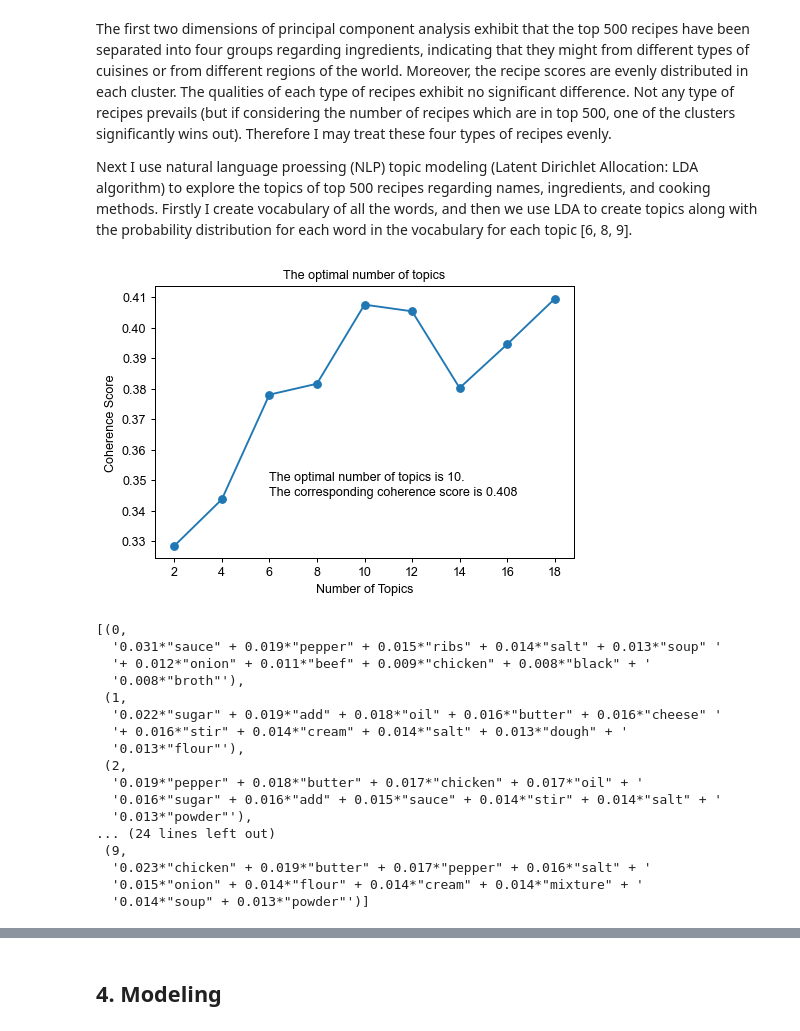
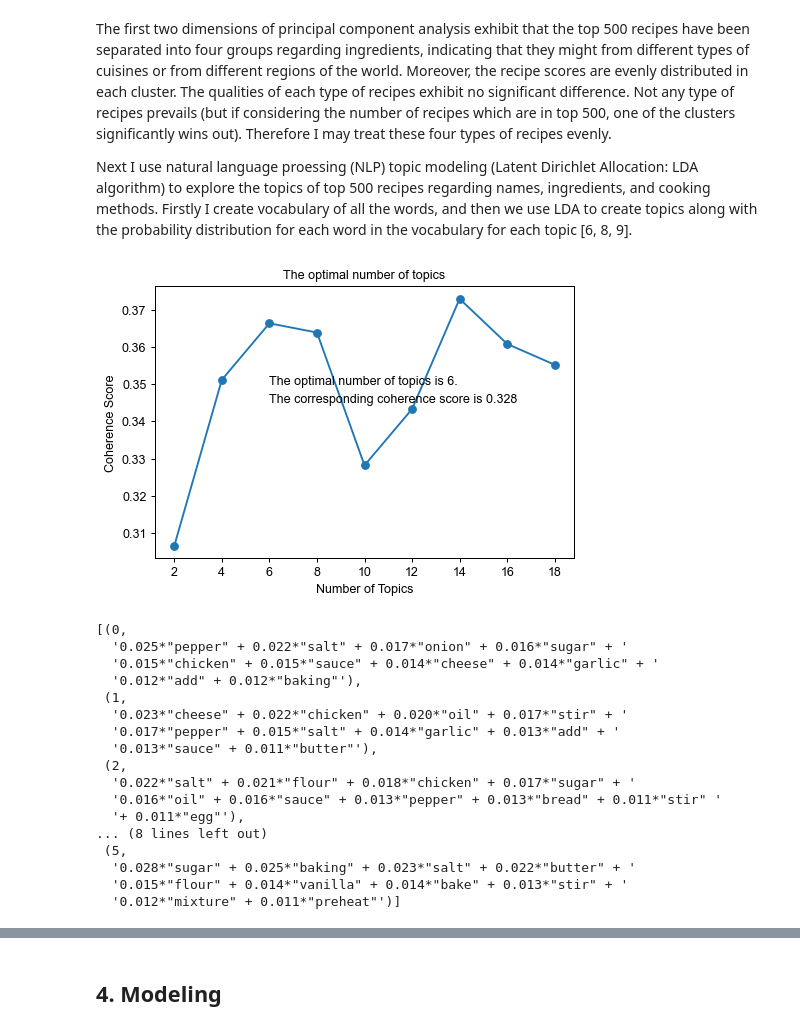
Before and after one commit to corrimare/recipe, a Jupyter notebook: notebooks/recipe.ipynb, the cells around one changed output, grey strips where cells are left out. Cells and saved outputs as stored; diff of their text form; code cells hidden in the pictures.

```diff
--- a/notebooks/recipe.ipynb
+++ b/notebooks/recipe.ipynb
@@ -125,7 +119,7 @@ dtype: object
 # Reading all the lines in
 ########################################
 lines=[] # A list of lists
-with open('../data/raw/recipes.csv', 'r') as file:
+with open('../data/raw/recipes.csv', 'r', errors='ignore') as file:
     content=file.readlines()
     for line in content:
         lines.append([item.strip() for item in line.split(';')])
@@ -277,7 +271,7 @@ dtype: object
 # Reading all the lines in
 ########################################
 lines_review=[] # A list of lists
-with open('../data/raw/reviews.csv', 'r') as file:
+with open('../data/raw/reviews.csv', 'r', errors='ignore') as file:
     content=file.readlines()
     for line in tqdm.tqdm(content):
         lines_review.append([item.strip() for item in line.split(';')])
@@ -1143,44 +1137,44 @@ model_list, coherence_values=compute_coherence_values(dictionary=id2word,
 # %%
 x=range(2, 20, 2)
 fig, ax1=plt.subplots(1, 1, figsize=(6, 4))
 ######################################################################
 ax1.plot(x, coherence_values, '-o')
 ax1.set_xlabel('Number of Topics')
 ax1.set_ylabel('Coherence Score')
 ax1.set_title('The optimal number of topics', fontsize=10)
 ax1.set_xticks(x)
-ax1.text(6, 0.35, 'The optimal number of topics is 10.')
+ax1.text(6, 0.35, 'The optimal number of topics is 6.')
 ax1.text(6, 0.345, 'The corresponding coherence score is {:.3f}'.format(coherence_values[4]))
 ######################################################################
 plt.show()
 # %% [output]
-[figure, old version]
+[figure, new version]
 # %%
 ######################################################
 # Build the LDA model
 ######################################################
 lda_model=gensim.models.LdaMulticore(corpus=corpus,
                                     id2word=id2word,
-                                    num_topics=10)
+                                    num_topics=6)
 pprint(lda_model.print_topics())
 # %% [output]
 [(0,
-  '0.031*"sauce" + 0.019*"pepper" + 0.015*"ribs" + 0.014*"salt" + 0.013*"soup" '
-  '+ 0.012*"onion" + 0.011*"beef" + 0.009*"chicken" + 0.008*"black" + '
-  '0.008*"broth"'),
+  '0.025*"pepper" + 0.022*"salt" + 0.017*"onion" + 0.016*"sugar" + '
+  '0.015*"chicken" + 0.015*"sauce" + 0.014*"cheese" + 0.014*"garlic" + '
+  '0.012*"add" + 0.012*"baking"'),
  (1,
-  '0.022*"sugar" + 0.019*"add" + 0.018*"oil" + 0.016*"butter" + 0.016*"cheese" '
-  '+ 0.016*"stir" + 0.014*"cream" + 0.014*"salt" + 0.013*"dough" + '
-  '0.013*"flour"'),
+  '0.023*"cheese" + 0.022*"chicken" + 0.020*"oil" + 0.017*"stir" + '
+  '0.017*"pepper" + 0.015*"salt" + 0.014*"garlic" + 0.013*"add" + '
+  '0.013*"sauce" + 0.011*"butter"'),
  (2,
-  '0.019*"pepper" + 0.018*"butter" + 0.017*"chicken" + 0.017*"oil" + '
-  '0.016*"sugar" + 0.016*"add" + 0.015*"sauce" + 0.014*"stir" + 0.014*"salt" + '
-  '0.013*"powder"'),
-... (24 lines left out)
- (9,
-  '0.023*"chicken" + 0.019*"butter" + 0.017*"pepper" + 0.016*"salt" + '
-  '0.015*"onion" + 0.014*"flour" + 0.014*"cream" + 0.014*"mixture" + '
-  '0.014*"soup" + 0.013*"powder"')]
+  '0.022*"salt" + 0.021*"flour" + 0.018*"chicken" + 0.017*"sugar" + '
+  '0.016*"oil" + 0.016*"sauce" + 0.013*"pepper" + 0.013*"bread" + 0.011*"stir" '
+  '+ 0.011*"egg"'),
+... (8 lines left out)
+ (5,
+  '0.028*"sugar" + 0.025*"baking" + 0.023*"salt" + 0.022*"butter" + '
+  '0.015*"flour" + 0.014*"vanilla" + 0.014*"bake" + 0.013*"stir" + '
+  '0.012*"mixture" + 0.011*"preheat"')]
 # %%
 print('The perplexity of the LDA model is: {:.3f}'.format(lda_model.log_perplexity(corpus)))
 # %% [output]
```
Also changed, not shown: parts of 75 cells of this notebook.
